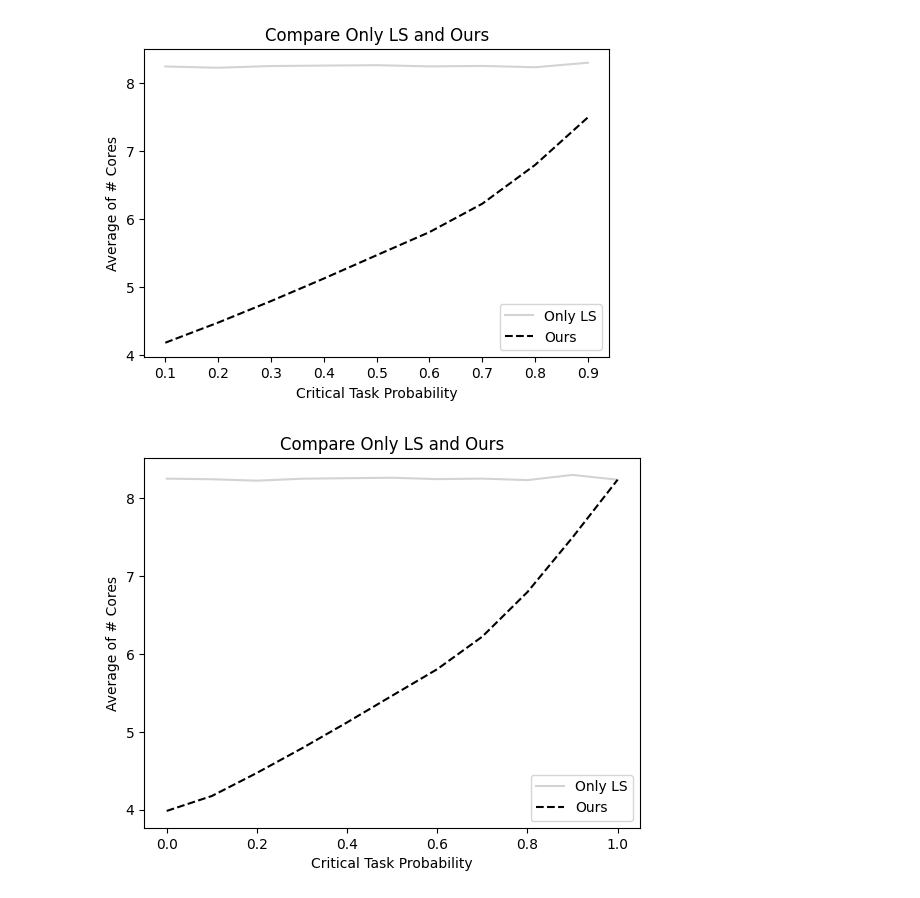
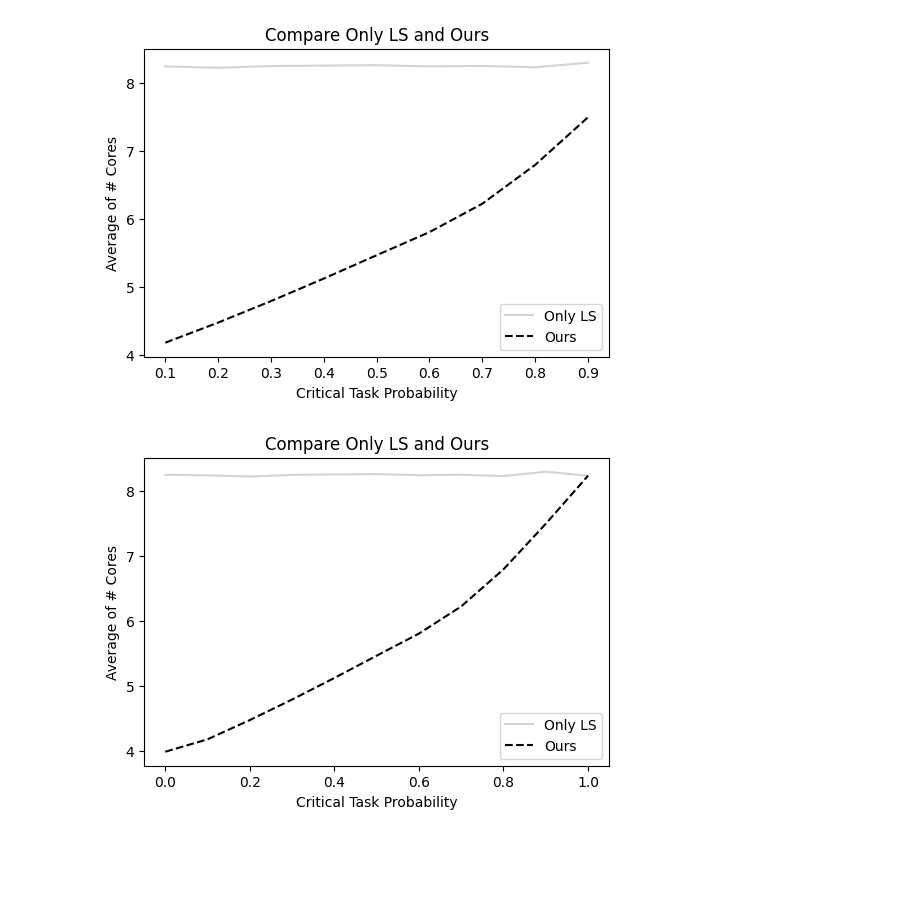
Before and after one commit to Akyeast/softerr_sim, a Jupyter notebook: vis/vis_rerun.ipynb, the cells around one changed output. Cells and saved outputs as stored; diff of their text form; code cells hidden in the pictures; blank space fills up the shorter version.

Commit message:
update figure size

```diff
--- a/vis/vis_rerun.ipynb
+++ b/vis/vis_rerun.ipynb
@@ -100,14 +100,16 @@ plt.show()
 # %% [output]
 [figure]
 # %%
+plt.figure(figsize=(6,4))
+
 plt.plot(criticality_prob_list, orig, label='Only LS', color='lightgray')
 # plt.plot(criticality_prob_list, wo_drop, label='wo_drop', color='black')
 plt.plot(criticality_prob_list, ours, label='Ours', color='black', linestyle='dashed')
 
 plt.title('Compare Only LS and Ours')
 plt.xlabel('Critical Task Probability')
 plt.ylabel('Average of # Cores')
 plt.legend()
 plt.show()
 # %% [output]
-[figure, old version]
+[figure, new version]
```
